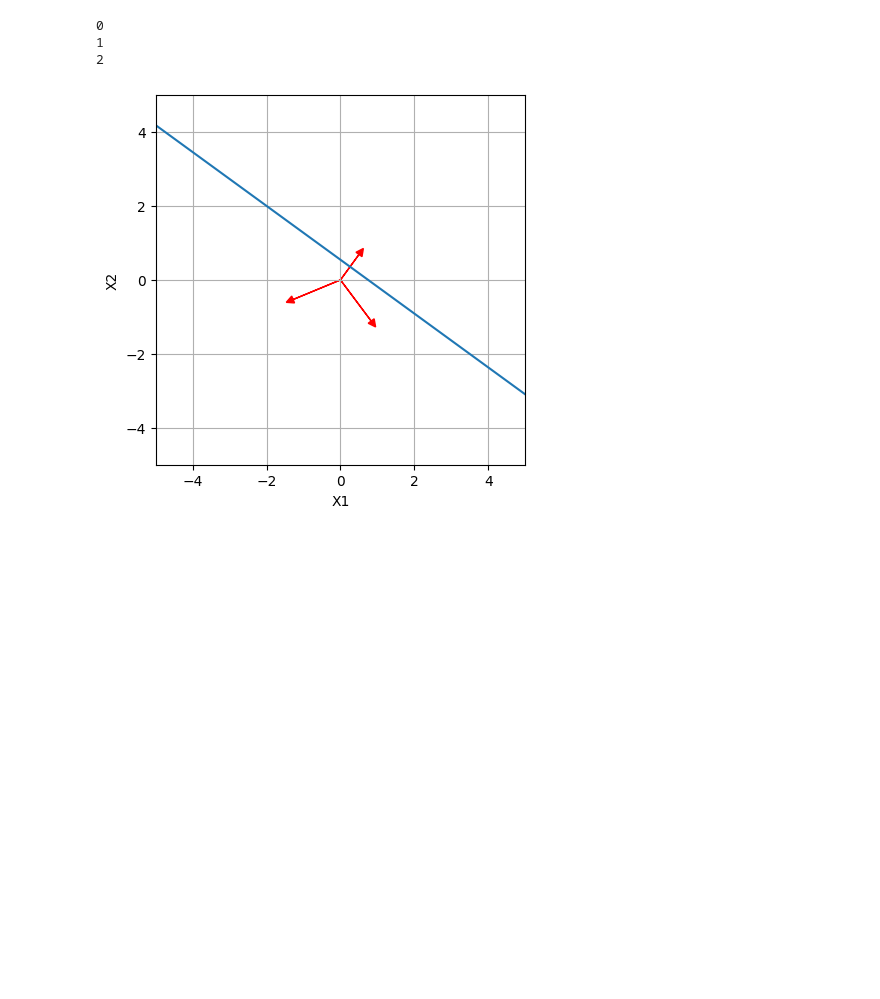
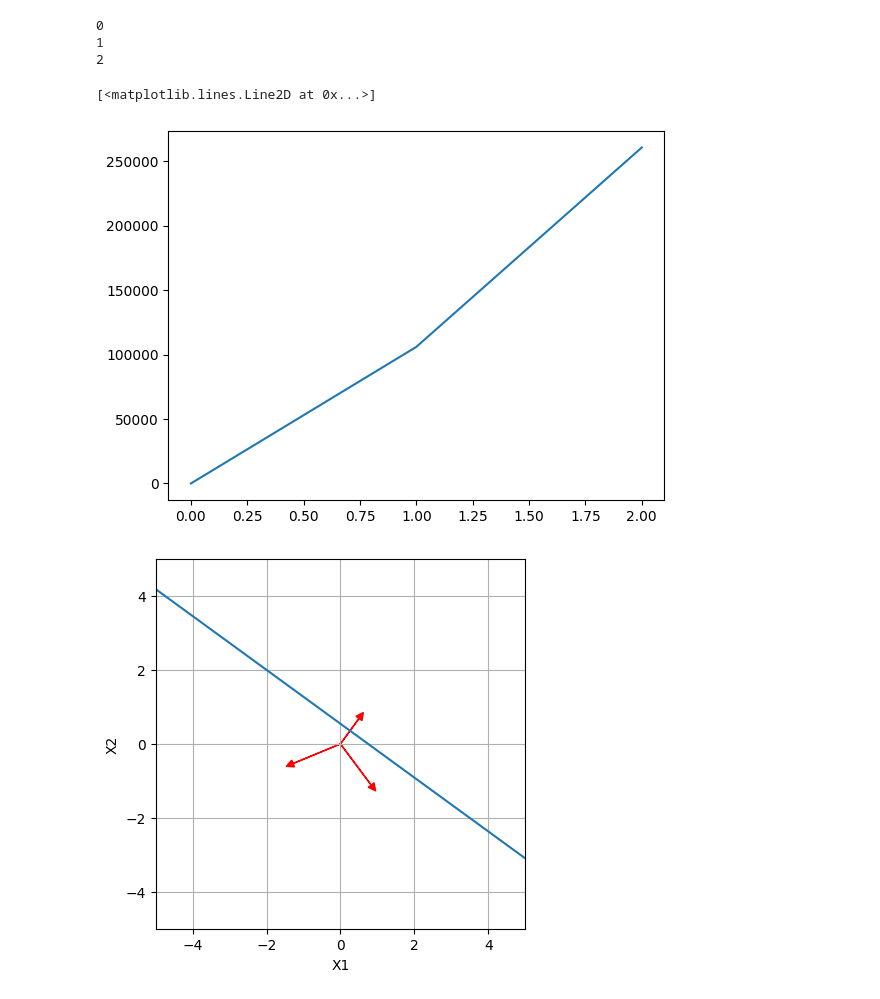
Before and after one commit to FergusCurrie/optimisation, a Jupyter notebook: notebooks/cutting-plane-method.ipynb, the cells around one changed output. Cells and saved outputs as stored; diff of their text form; code cells hidden in the pictures; blank space fills up the shorter version.

```diff
--- a/notebooks/cutting-plane-method.ipynb
+++ b/notebooks/cutting-plane-method.ipynb
@@ -81,7 +81,9 @@ def maximum_volume_ellipsoid(a, f):
     B = cp.Variable((n,n), PSD=True)
     d = cp.Variable(n)
 
-    contraints = []
+    contraints = [
+        B @ d
+    ]
     for i in range(len(a)):
         contraints.append(cp.norm(B @ a[i], 2)  + a[i].T @ d <= f[i]) # + polyhedron[i].T @ d
 
@@ -160,6 +166,11 @@ No GPU/TPU found, falling back to CPU. (Set TF_CPP_MIN_LOG_LEVEL=0 and rerun for
 0
 1
 2
+# %%
+plt.plot(np.arange(len(history)), history)
+# %% [output]
+[<matplotlib.lines.Line2D at 0x...>]
+[figure, added]
 # %%
 fig, ax = plt.subplots()
 for a_, b_ in zip(polyhedron_a,polyhedron_f):
```
Also changed, not shown: parts of 2 cells of this notebook, 1 other file.
